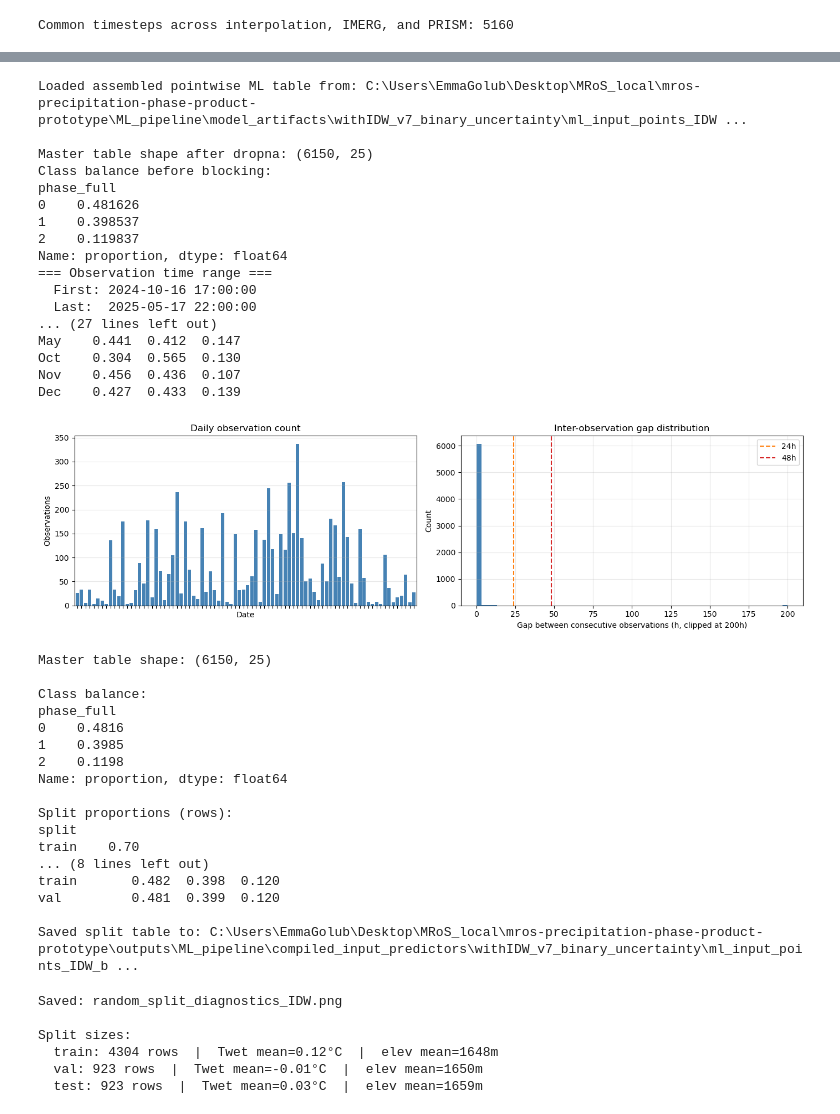
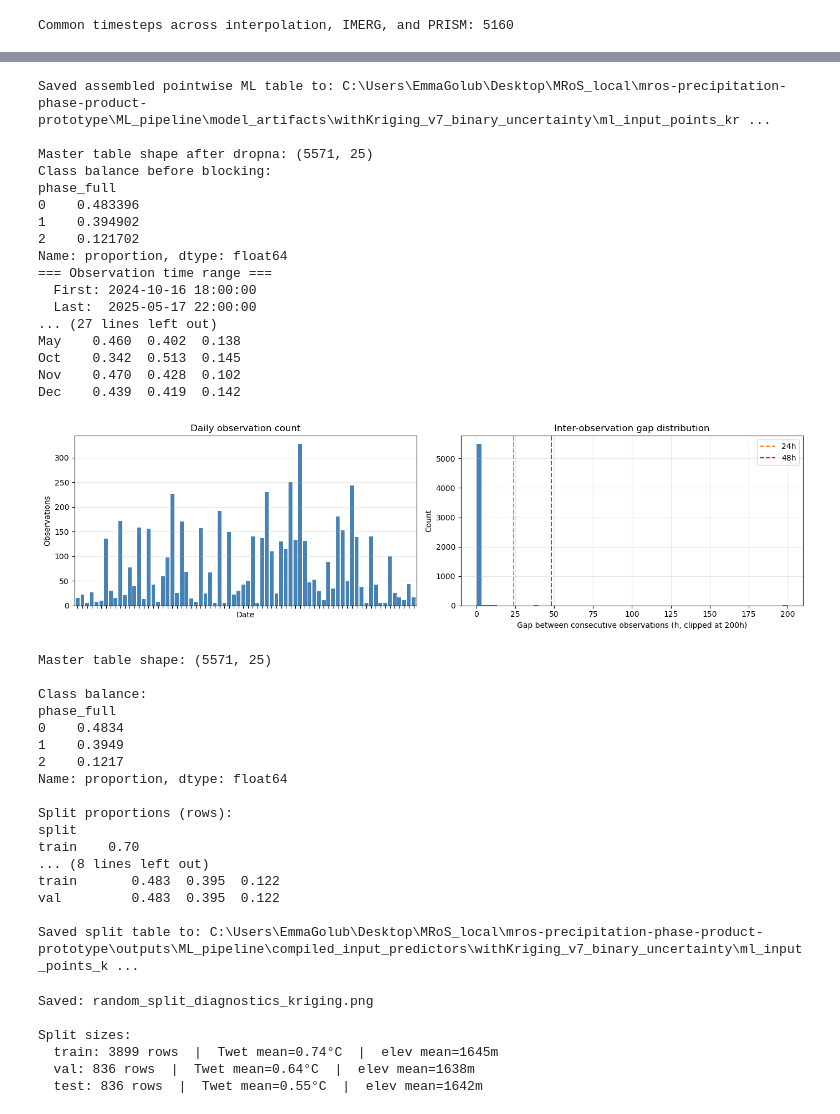
Before and after one commit to emmaaagolub/MRoS-phase-prediction, a Jupyter notebook: ML_pipeline/ML_XGBoost_binary_uncertainty.ipynb, the cells around one changed output, grey strips where cells are left out. Drawn from its saved outputs; the diff is of its cells as text; code cells hidden in the pictures.

```diff
--- a/ML_pipeline/ML_XGBoost_binary_uncertainty.ipynb
+++ b/ML_pipeline/ML_XGBoost_binary_uncertainty.ipynb
@@ -57,7 +57,7 @@ print("ML_DIR:", ML_DIR)
 DATA_DIR = Path(r"C:\Users\EmmaGolub\Desktop\MRoS_local\mros-precipitation-phase-product-prototype\outputs")
 print("DATA_DIR:", DATA_DIR)
 
-interp_type = "IDW"   # "IDW" or "kriging"
+interp_type = "kriging"   # "IDW" or "kriging"
 
 PATHS = {
     "IDW": {
@@ -708,7 +712,7 @@ Sampling 6150 points across 577 hourly slices...
 # BUILD OR RELOAD MASTER ML TABLE
 # =============================================================================
 
-REBUILD_MASTER_DF = False  # True = rebuild from current assembled table logic, False = load saved parquet
+REBUILD_MASTER_DF = True  # True = rebuild from current assembled table logic, False = load saved parquet
 
 assembled_parquet = MODEL_OUT_DIR / f"ml_input_points_{interp_type}_binary_uncertainty.parquet"
 
@@ -820,44 +824,44 @@ print(monthly.to_string())
 
 # Plot
 fig, axes = plt.subplots(1, 2, figsize=(14, 4))
 
 obs_per_day.plot(ax=axes[0], kind="bar", color="steelblue", width=0.8)
 axes[0].set_xlabel("Date")
 axes[0].set_ylabel("Observations")
 axes[0].set_title("Daily observation count")
 axes[0].tick_params(axis="x", labelbottom=False)
 axes[0].grid(axis="y", alpha=0.3)
 
 axes[1].hist(gaps_h.clip(upper=200), bins=60, color="steelblue", edgecolor="none")
 axes[1].axvline(24,  color="tab:orange", ls="--", label="24h")
 axes[1].axvline(48,  color="tab:red",    ls="--", label="48h")
 axes[1].set_xlabel("Gap between consecutive observations (h, clipped at 200h)")
 axes[1].set_ylabel("Count")
 axes[1].set_title("Inter-observation gap distribution")
 axes[1].legend()
 axes[1].grid(alpha=0.3)
 
 fig.tight_layout()
 plt.show()
 # %% [output]
-Loaded assembled pointwise ML table from: C:\Users\EmmaGolub\Desktop\MRoS_local\mros-precipitation-phase-product-prototype\ML_pipeline\model_artifacts\withIDW_v7_binary_uncertainty\ml_input_points_IDW ...
+Saved assembled pointwise ML table to: C:\Users\EmmaGolub\Desktop\MRoS_local\mros-precipitation-phase-product-prototype\ML_pipeline\model_artifacts\withKriging_v7_binary_uncertainty\ml_input_points_kr ...
 
-Master table shape after dropna: (6150, 25)
+Master table shape after dropna: (5571, 25)
 Class balance before blocking:
 phase_full
-0    0.481626
-1    0.398537
-2    0.119837
+0    0.483396
+1    0.394902
+2    0.121702
 Name: proportion, dtype: float64
 === Observation time range ===
-  First: 2024-10-16 17:00:00
+  First: 2024-10-16 18:00:00
   Last:  2025-05-17 22:00:00
 ... (27 lines left out)
-May    0.441  0.412  0.147
-Oct    0.304  0.565  0.130
-Nov    0.456  0.436  0.107
-Dec    0.427  0.433  0.139
+May    0.460  0.402  0.138
+Oct    0.342  0.513  0.145
+Nov    0.470  0.428  0.102
+Dec    0.439  0.419  0.142
-[figure, old version]
+[figure, new version]
 # %%
 # =============================================================================
 # RANDOM TRAIN / VAL / TEST SPLIT
@@ -944,23 +948,23 @@ best_blocked_df.to_parquet(split_parquet, index=False)
 blocked_parquet = split_parquet   # alias used by downstream cells
 print("\nSaved split table to:", split_parquet)
 # %% [output]
-Master table shape: (6150, 25)
+Master table shape: (5571, 25)
 
 Class balance:
 phase_full
-0    0.4816
-1    0.3985
-2    0.1198
+0    0.4834
+1    0.3949
+2    0.1217
 Name: proportion, dtype: float64
 
 Split proportions (rows):
 split
 train    0.70
 ... (8 lines left out)
-train       0.482  0.398  0.120
-val         0.481  0.399  0.120
+train       0.483  0.395  0.122
+val         0.483  0.395  0.122
 
-Saved split table to: C:\Users\EmmaGolub\Desktop\MRoS_local\mros-precipitation-phase-product-prototype\outputs\ML_pipeline\compiled_input_predictors\withIDW_v7_binary_uncertainty\ml_input_points_IDW_b ...
+Saved split table to: C:\Users\EmmaGolub\Desktop\MRoS_local\mros-precipitation-phase-product-prototype\outputs\ML_pipeline\compiled_input_predictors\withKriging_v7_binary_uncertainty\ml_input_points_k ...
 # %%
 # =============================================================================
 # SPLIT SUMMARY AND DIAGNOSTICS
@@ -1025,12 +1029,12 @@ for split in ["train", "val", "test"]:
           f"Twet mean={sub['temp_wet'].mean():.2f}°C  |  "
           f"elev mean={sub['elev'].mean():.0f}m")
 # %% [output]
-Saved: random_split_diagnostics_IDW.png
+Saved: random_split_diagnostics_kriging.png
 
 Split sizes:
-  train: 4304 rows  |  Twet mean=0.12°C  |  elev mean=1648m
-  val: 923 rows  |  Twet mean=-0.01°C  |  elev mean=1650m
-  test: 923 rows  |  Twet mean=0.03°C  |  elev mean=1659m
+  train: 3899 rows  |  Twet mean=0.74°C  |  elev mean=1645m
+  val: 836 rows  |  Twet mean=0.64°C  |  elev mean=1638m
+  test: 836 rows  |  Twet mean=0.55°C  |  elev mean=1642m
 # %%
 # =============================================================================
 # FEATURE MATRICES + OBJECTIVE-DRIVEN WEIGHTING
```
Also changed, not shown: parts of 13 cells of this notebook.
